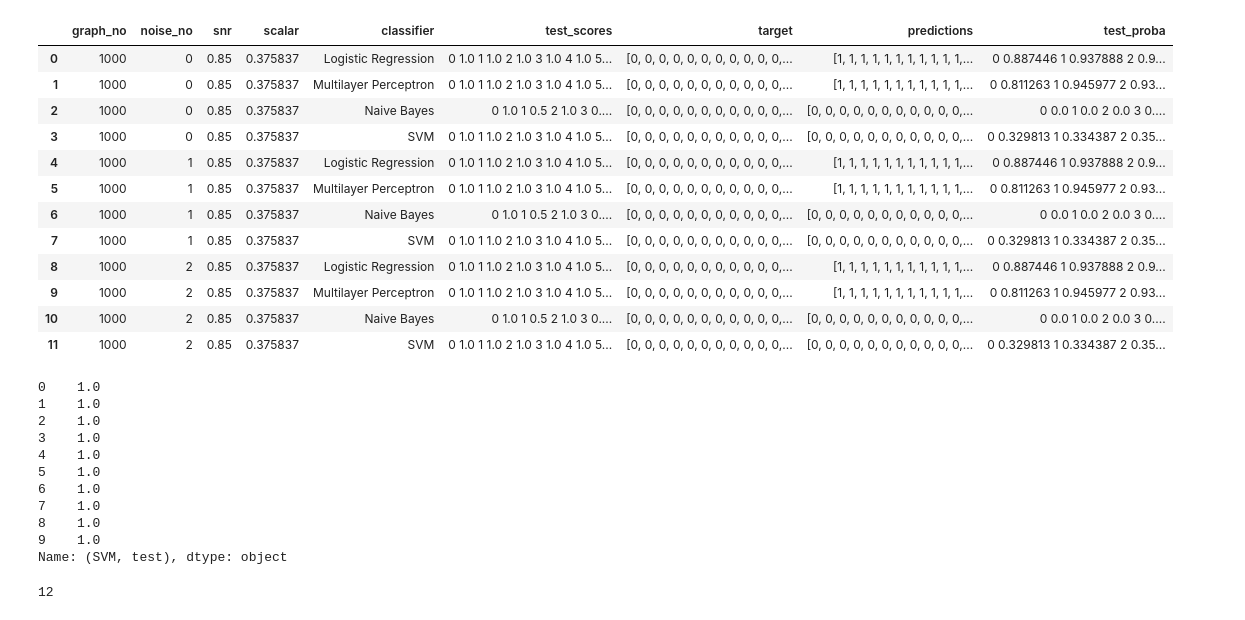
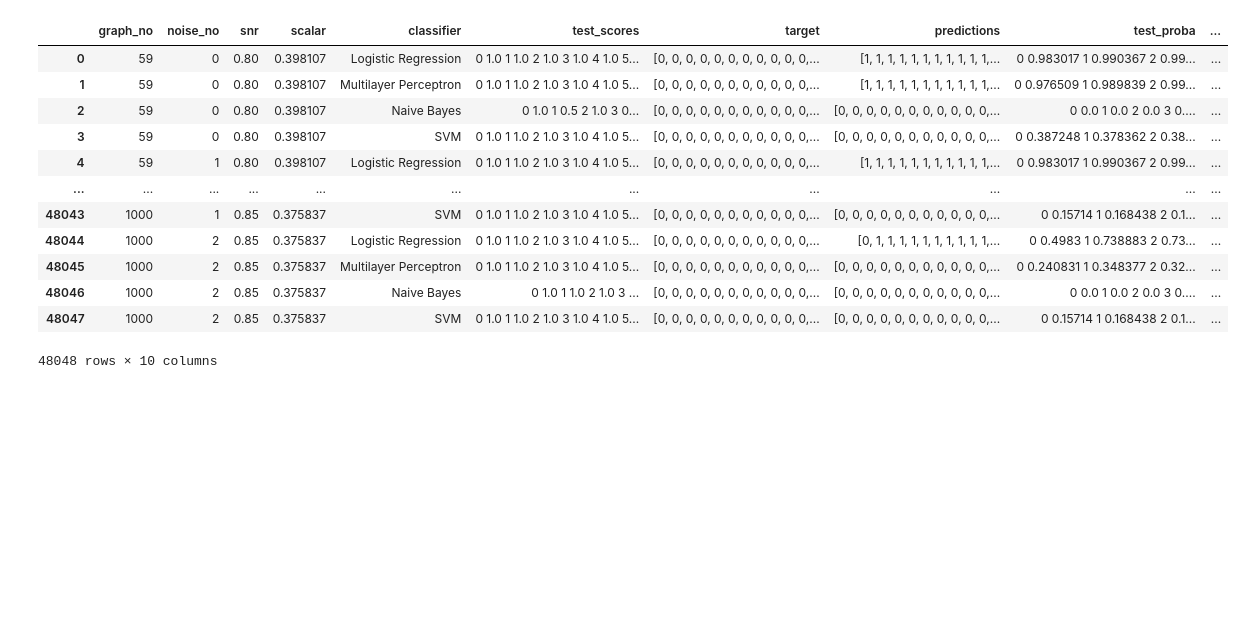
Before and after one commit to neuroneural/undersampling-project, a Jupyter notebook: HCP/python-scripts/plot.ipynb, the cells around one changed output. Saved outputs shown, nothing was run; the diff lists cells and outputs as text; code cells hidden in the pictures; blank space fills up the shorter version.

```diff
--- a/HCP/python-scripts/plot.ipynb
+++ b/HCP/python-scripts/plot.ipynb
@@ -139,19 +16,30 @@ def save_auc_vs_noise_plots_to_pwd(df1, df2, df3, df4, lower_limit=None):
 # %%
-pkl_dir = '/data/users2/jwardell1/undersampling-project/HCP/pkl-files'
+import os
+import glob
+import pandas as pd
+
+#pkl_dir = '/data/users2/jwardell1/undersampling-project/HCP/pkl-files'
+pkl_dir = '/data/users2/jwardell1/undersampling-project/OULU/pkl-files'
+
+# Read and concatenate sr1 data
 joined_files = os.path.join(pkl_dir, 'sr1_*.pkl')
 joined_list = glob.glob(joined_files)
-sr1 = pd.concat(map(pd.read_pickle, joined_list), ignore_index=True)
+sr1 = pd.concat((pd.read_pickle(file).assign(sampling_rate='sr1') for file in joined_list), ignore_index=True)
 
-
+# Read and concatenate sr2 data
 joined_files = os.path.join(pkl_dir, 'sr2_*.pkl')
 joined_list = glob.glob(joined_files)
-sr2 = pd.concat(map(pd.read_pickle, joined_list), ignore_index=True)
+sr2 = pd.concat((pd.read_pickle(file).assign(sampling_rate='sr2') for file in joined_list), ignore_index=True)
 
+# Read and concatenate concat data
 joined_files = os.path.join(pkl_dir, 'concat_*.pkl')
 joined_list = glob.glob(joined_files)
-concat = pd.concat(map(pd.read_pickle, joined_list), ignore_index=True)
+concat = pd.concat((pd.read_pickle(file).assign(sampling_rate='concat') for file in joined_list), ignore_index=True)
 
-
+# Read and concatenate add data
 joined_files = os.path.join(pkl_dir, 'add_*.pkl')
 joined_list = glob.glob(joined_files)
-add = pd.concat(map(pd.read_pickle, joined_list), ignore_index=True)
+add = pd.concat((pd.read_pickle(file).assign(sampling_rate='add') for file in joined_list), ignore_index=True)
+
+# Concatenate all dataframes
+all_data = pd.concat([sr1, sr2, concat, add], ignore_index=True)
@@ -173,34 +46,16 @@ sr1 = pd.read_pickle('/data/users2/jwardell1/undersampling-project/OULU/pkl-file
-# %%
-sr1
-# %% [output]
-|  | graph_no | noise_no | snr | scalar | classifier | test_scores | target | predictions | test_proba |
-| 0 | 1000 | 0 | 0.85 | 0.375837 | Logistic Regression | 0 1.0 1 1.0 2 1.0 3 1.0 4 1.0 5... | [0, 0, 0, 0, 0, 0, 0, 0, 0, 0, 0,... | [1, 1, 1, 1, 1, 1, 1, 1, 1, 1, 1,... | 0 0.887446 1 0.937888 2 0.9... |
-| 1 | 1000 | 0 | 0.85 | 0.375837 | Multilayer Perceptron | 0 1.0 1 1.0 2 1.0 3 1.0 4 1.0 5... | [0, 0, 0, 0, 0, 0, 0, 0, 0, 0, 0,... | [1, 1, 1, 1, 1, 1, 1, 1, 1, 1, 1,... | 0 0.811263 1 0.945977 2 0.93... |
-| 2 | 1000 | 0 | 0.85 | 0.375837 | Naive Bayes | 0 1.0 1 0.5 2 1.0 3 0.... | [0, 0, 0, 0, 0, 0, 0, 0, 0, 0, 0,... | [0, 0, 0, 0, 0, 0, 0, 0, 0, 0, 0,... | 0 0.0 1 0.0 2 0.0 3 0.... |
-| 3 | 1000 | 0 | 0.85 | 0.375837 | SVM | 0 1.0 1 1.0 2 1.0 3 1.0 4 1.0 5... | [0, 0, 0, 0, 0, 0, 0, 0, 0, 0, 0,... | [0, 0, 0, 0, 0, 0, 0, 0, 0, 0, 0,... | 0 0.329813 1 0.334387 2 0.35... |
-| 4 | 1000 | 1 | 0.85 | 0.375837 | Logistic Regression | 0 1.0 1 1.0 2 1.0 3 1.0 4 1.0 5... | [0, 0, 0, 0, 0, 0, 0, 0, 0, 0, 0,... | [1, 1, 1, 1, 1, 1, 1, 1, 1, 1, 1,... | 0 0.887446 1 0.937888 2 0.9... |
-| 5 | 1000 | 1 | 0.85 | 0.375837 | Multilayer Perceptron | 0 1.0 1 1.0 2 1.0 3 1.0 4 1.0 5... | [0, 0, 0, 0, 0, 0, 0, 0, 0, 0, 0,... | [1, 1, 1, 1, 1, 1, 1, 1, 1, 1, 1,... | 0 0.811263 1 0.945977 2 0.93... |
-| 6 | 1000 | 1 | 0.85 | 0.375837 | Naive Bayes | 0 1.0 1 0.5 2 1.0 3 0.... | [0, 0, 0, 0, 0, 0, 0, 0, 0, 0, 0,... | [0, 0, 0, 0, 0, 0, 0, 0, 0, 0, 0,... | 0 0.0 1 0.0 2 0.0 3 0.... |
-| 7 | 1000 | 1 | 0.85 | 0.375837 | SVM | 0 1.0 1 1.0 2 1.0 3 1.0 4 1.0 5... | [0, 0, 0, 0, 0, 0, 0, 0, 0, 0, 0,... | [0, 0, 0, 0, 0, 0, 0, 0, 0, 0, 0,... | 0 0.329813 1 0.334387 2 0.35... |
-| 8 | 1000 | 2 | 0.85 | 0.375837 | Logistic Regression | 0 1.0 1 1.0 2 1.0 3 1.0 4 1.0 5... | [0, 0, 0, 0, 0, 0, 0, 0, 0, 0, 0,... | [1, 1, 1, 1, 1, 1, 1, 1, 1, 1, 1,... | 0 0.887446 1 0.937888 2 0.9... |
-| 9 | 1000 | 2 | 0.85 | 0.375837 | Multilayer Perceptron | 0 1.0 1 1.0 2 1.0 3 1.0 4 1.0 5... | [0, 0, 0, 0, 0, 0, 0, 0, 0, 0, 0,... | [1, 1, 1, 1, 1, 1, 1, 1, 1, 1, 1,... | 0 0.811263 1 0.945977 2 0.93... |
-| 10 | 1000 | 2 | 0.85 | 0.375837 | Naive Bayes | 0 1.0 1 0.5 2 1.0 3 0.... | [0, 0, 0, 0, 0, 0, 0, 0, 0, 0, 0,... | [0, 0, 0, 0, 0, 0, 0, 0, 0, 0, 0,... | 0 0.0 1 0.0 2 0.0 3 0.... |
-| 11 | 1000 | 2 | 0.85 | 0.375837 | SVM | 0 1.0 1 1.0 2 1.0 3 1.0 4 1.0 5... | [0, 0, 0, 0, 0, 0, 0, 0, 0, 0, 0,... | [0, 0, 0, 0, 0, 0, 0, 0, 0, 0, 0,... | 0 0.329813 1 0.334387 2 0.35... |
-# %%
-sr1.iloc[11]['test_scores']
-# %% [output]
-0    1.0
-1    1.0
-2    1.0
-3    1.0
-4    1.0
-5    1.0
-6    1.0
-7    1.0
-8    1.0
-9    1.0
-Name: (SVM, test), dtype: object
-# %%
-len(sr1)
-# %% [output]
-12
+# %%
+all_data
+# %% [output]
+|  | graph_no | noise_no | snr | scalar | classifier | test_scores | target | predictions | test_proba | ... |
+| 0 | 59 | 0 | 0.80 | 0.398107 | Logistic Regression | 0 1.0 1 1.0 2 1.0 3 1.0 4 1.0 5... | [0, 0, 0, 0, 0, 0, 0, 0, 0, 0, 0,... | [1, 1, 1, 1, 1, 1, 1, 1, 1, 1, 1,... | 0 0.983017 1 0.990367 2 0.99... | ... |
+| 1 | 59 | 0 | 0.80 | 0.398107 | Multilayer Perceptron | 0 1.0 1 1.0 2 1.0 3 1.0 4 1.0 5... | [0, 0, 0, 0, 0, 0, 0, 0, 0, 0, 0,... | [1, 1, 1, 1, 1, 1, 1, 1, 1, 1, 1,... | 0 0.976509 1 0.989839 2 0.99... | ... |
+| 2 | 59 | 0 | 0.80 | 0.398107 | Naive Bayes | 0 1.0 1 0.5 2 1.0 3 0... | [0, 0, 0, 0, 0, 0, 0, 0, 0, 0, 0,... | [0, 0, 0, 0, 0, 0, 0, 0, 0, 0, 0,... | 0 0.0 1 0.0 2 0.0 3 0.... | ... |
+| 3 | 59 | 0 | 0.80 | 0.398107 | SVM | 0 1.0 1 1.0 2 1.0 3 1.0 4 1.0 5... | [0, 0, 0, 0, 0, 0, 0, 0, 0, 0, 0,... | [0, 0, 0, 0, 0, 0, 0, 0, 0, 0, 0,... | 0 0.387248 1 0.378362 2 0.38... | ... |
+| 4 | 59 | 1 | 0.80 | 0.398107 | Logistic Regression | 0 1.0 1 1.0 2 1.0 3 1.0 4 1.0 5... | [0, 0, 0, 0, 0, 0, 0, 0, 0, 0, 0,... | [1, 1, 1, 1, 1, 1, 1, 1, 1, 1, 1,... | 0 0.983017 1 0.990367 2 0.99... | ... |
+| ... | ... | ... | ... | ... | ... | ... | ... | ... | ... | ... |
+| 48043 | 1000 | 1 | 0.85 | 0.375837 | SVM | 0 1.0 1 1.0 2 1.0 3 1.0 4 1.0 5... | [0, 0, 0, 0, 0, 0, 0, 0, 0, 0, 0,... | [0, 0, 0, 0, 0, 0, 0, 0, 0, 0, 0,... | 0 0.15714 1 0.168438 2 0.1... | ... |
+| 48044 | 1000 | 2 | 0.85 | 0.375837 | Logistic Regression | 0 1.0 1 1.0 2 1.0 3 1.0 4 1.0 5... | [0, 0, 0, 0, 0, 0, 0, 0, 0, 0, 0,... | [0, 1, 1, 1, 1, 1, 1, 1, 1, 1, 1,... | 0 0.4983 1 0.738883 2 0.73... | ... |
+| 48045 | 1000 | 2 | 0.85 | 0.375837 | Multilayer Perceptron | 0 1.0 1 1.0 2 1.0 3 1.0 4 1.0 5... | [0, 0, 0, 0, 0, 0, 0, 0, 0, 0, 0,... | [0, 0, 0, 0, 0, 0, 0, 0, 0, 0, 0,... | 0 0.240831 1 0.348377 2 0.32... | ... |
+| 48046 | 1000 | 2 | 0.85 | 0.375837 | Naive Bayes | 0 1.0 1 1.0 2 1.0 3 ... | [0, 0, 0, 0, 0, 0, 0, 0, 0, 0, 0,... | [0, 0, 0, 0, 0, 0, 0, 0, 0, 0, 0,... | 0 0.0 1 0.0 2 0.0 3 0.... | ... |
+| 48047 | 1000 | 2 | 0.85 | 0.375837 | SVM | 0 1.0 1 1.0 2 1.0 3 1.0 4 1.0 5... | [0, 0, 0, 0, 0, 0, 0, 0, 0, 0, 0,... | [0, 0, 0, 0, 0, 0, 0, 0, 0, 0, 0,... | 0 0.15714 1 0.168438 2 0.1... | ... |
+48048 rows × 10 columns
```
Also changed, not shown: parts of 11 cells of this notebook, 6 other files.
